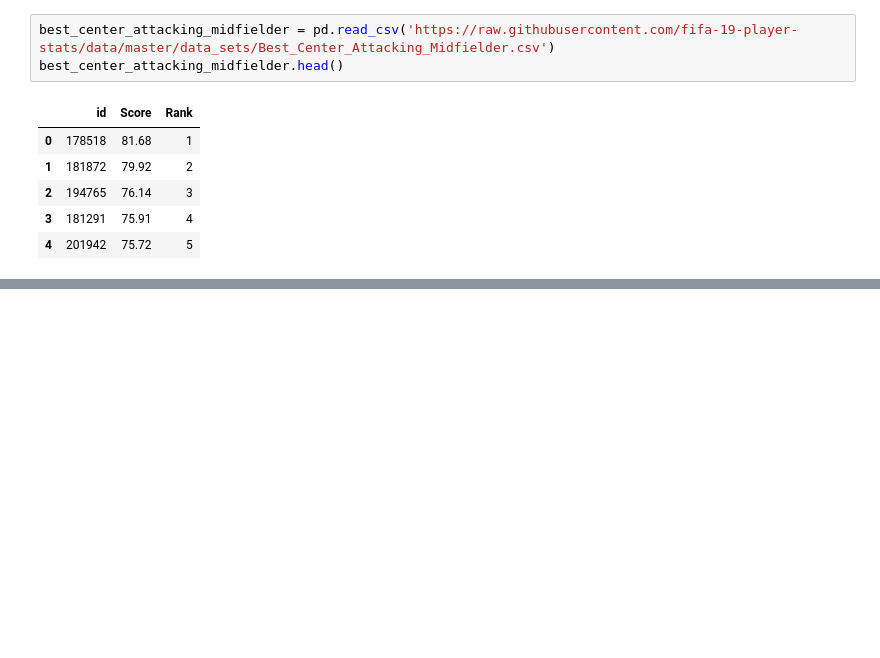
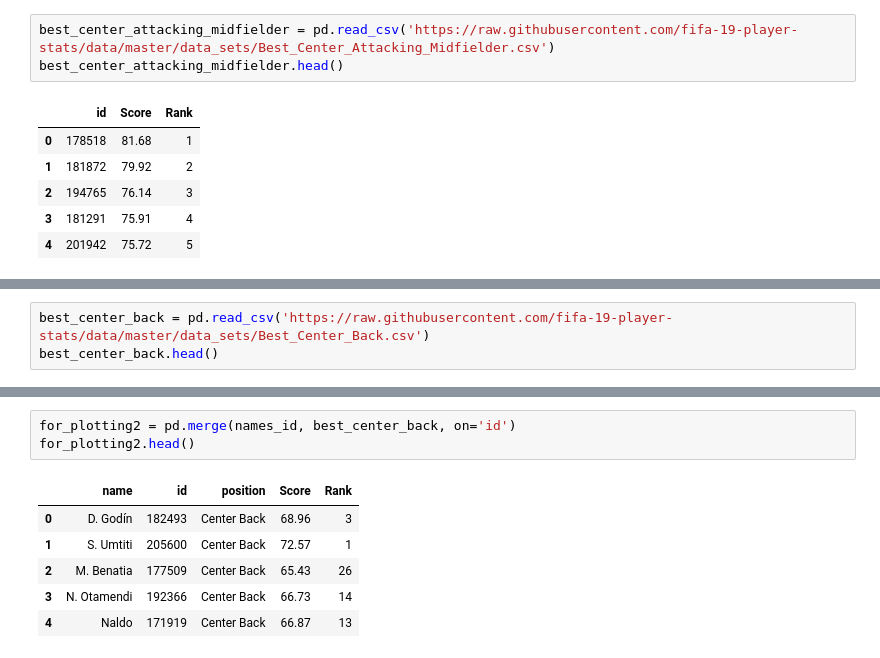
Before and after one commit to fifa-19-player-stats/data, a Jupyter notebook: code/FIFA19_Merging_Plotly.ipynb, the cells around one changed output, grey strips where cells are left out. Cells and saved outputs as stored; diff of their text form; blank space fills up the shorter version.

```diff
--- a/code/FIFA19_Merging_Plotly.ipynb
+++ b/code/FIFA19_Merging_Plotly.ipynb
@@ -67,0 +79,3 @@ best_center_attacking_midfielder.head()
+# %%
+best_center_back = pd.read_csv('https://raw.githubusercontent.com/fifa-19-player-stats/data/master/data_sets/Best_Center_Back.csv')
+best_center_back.head()
@@ -67,0 +89,10 @@ best_center_attacking_midfielder.head()
+# %%
+for_plotting2 = pd.merge(names_id, best_center_back, on='id')
+for_plotting2.head()
+# %% [output]
+|  | name | id | position | Score | Rank |
+| 0 | D. Godín | 182493 | Center Back | 68.96 | 3 |
+| 1 | S. Umtiti | 205600 | Center Back | 72.57 | 1 |
+| 2 | M. Benatia | 177509 | Center Back | 65.43 | 26 |
+| 3 | N. Otamendi | 192366 | Center Back | 66.73 | 14 |
+| 4 | Naldo | 171919 | Center Back | 66.87 | 13 |
```
Also changed, not shown: parts of 54 cells of this notebook, 5 other files.
